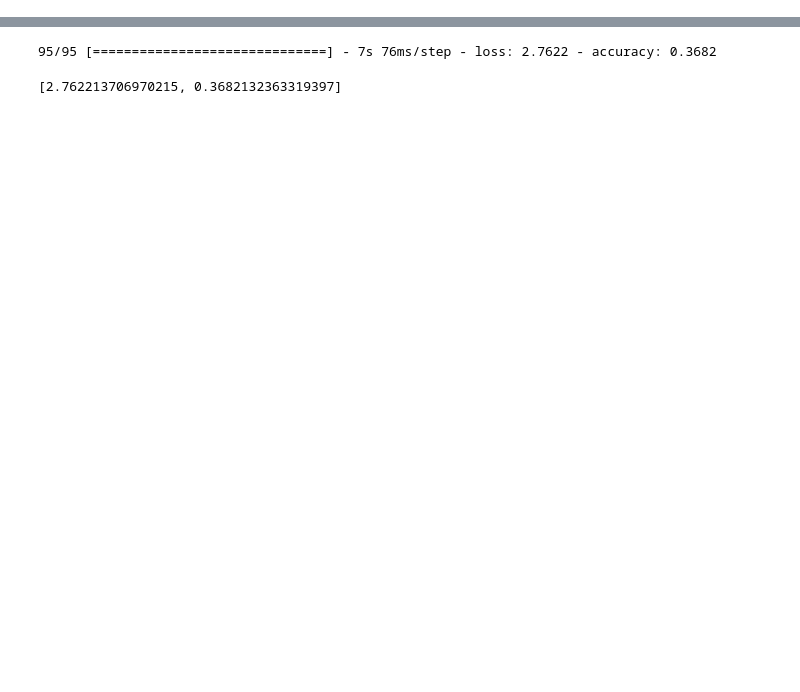
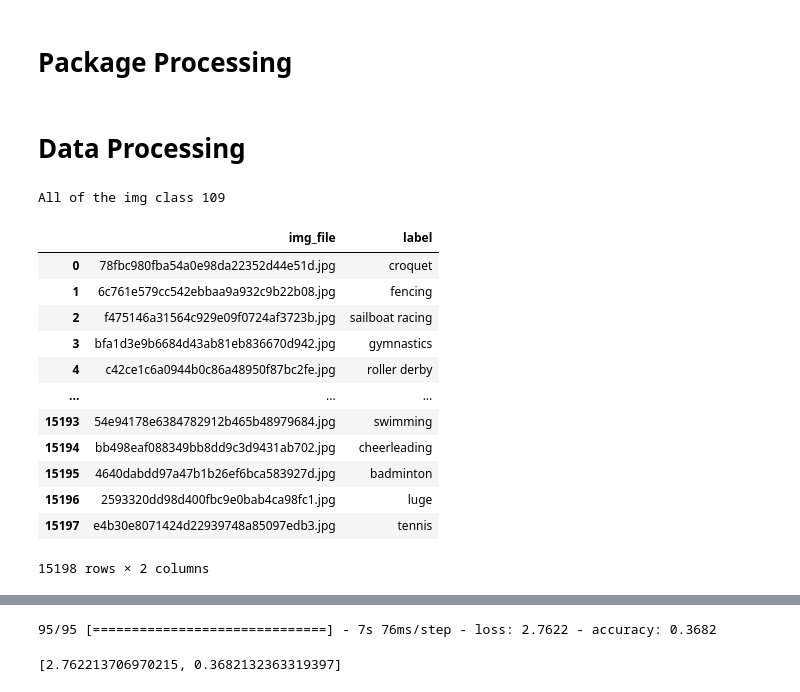
Before and after one commit to yuan1108code/DL-Projec, a Jupyter notebook: IFang-Program/Final_Project/Sport_Img_0526.ipynb, the cells around one changed output, grey strips where cells are left out. Cells and saved outputs as stored; diff of their text form; code cells hidden in the pictures; blank space fills up the shorter version.

```diff
--- a/IFang-Program/Final_Project/Sport_Img_0526.ipynb
+++ b/IFang-Program/Final_Project/Sport_Img_0526.ipynb
@@ -0,0 +1,2 @@
+# %% [markdown]
+# Package Processing
@@ -0,0 +21,29 @@
+# %% [markdown]
+# Data Processing
+# %%
+# csv_path = "/kaggle/input/nptu-dl-final-project/train.csv"
+# train_path = "/kaggle/input/nptu-dl-final-project/train"
+
+csv_path = "./nptu-dl-final-project/train.csv"
+train_path = "./nptu-dl-final-project/train"
+
+df = pd.read_csv(csv_path)
+
+y_train = df[['label']]
+print(f"All of the img class {len(np.unique(y_train))}")
+df
+# %% [output]
+All of the img class 109
+|  | img_file | label |
+| 0 | 78fbc980fba54a0e98da22352d44e51d.jpg | croquet |
+| 1 | 6c761e579cc542ebbaa9a932c9b22b08.jpg | fencing |
+| 2 | f475146a31564c929e09f0724af3723b.jpg | sailboat racing |
+| 3 | bfa1d3e9b6684d43ab81eb836670d942.jpg | gymnastics |
+| 4 | c42ce1c6a0944b0c86a48950f87bc2fe.jpg | roller derby |
+| ... | ... | ... |
+| 15193 | 54e94178e6384782912b465b48979684.jpg | swimming |
+| 15194 | bb498eaf088349bb8dd9c3d9431ab702.jpg | cheerleading |
+| 15195 | 4640dabdd97a47b1b26ef6bca583927d.jpg | badminton |
+| 15196 | 2593320dd98d400fbc9e0bab4ca98fc1.jpg | luge |
+| 15197 | e4b30e8071424d22939748a85097edb3.jpg | tennis |
+15198 rows × 2 columns
```
Also changed, not shown: parts of 79 cells of this notebook, 3 other files.
